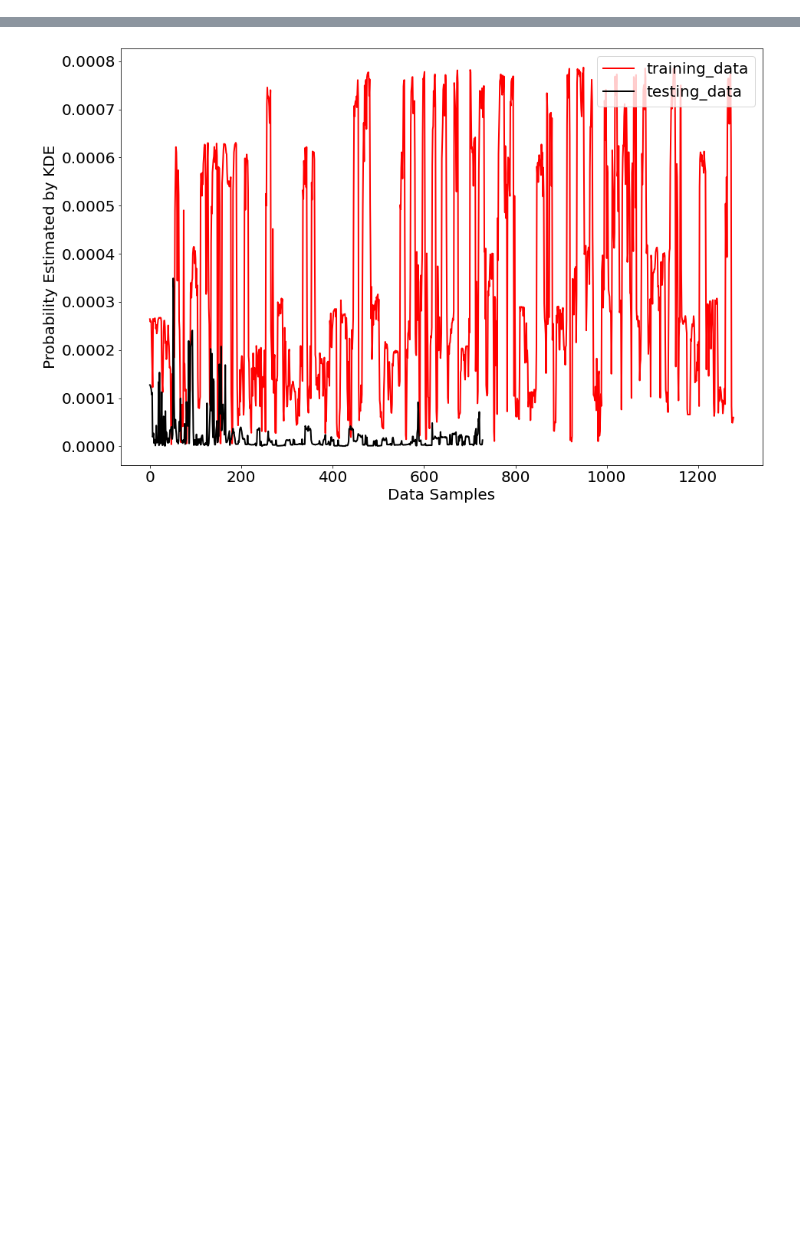
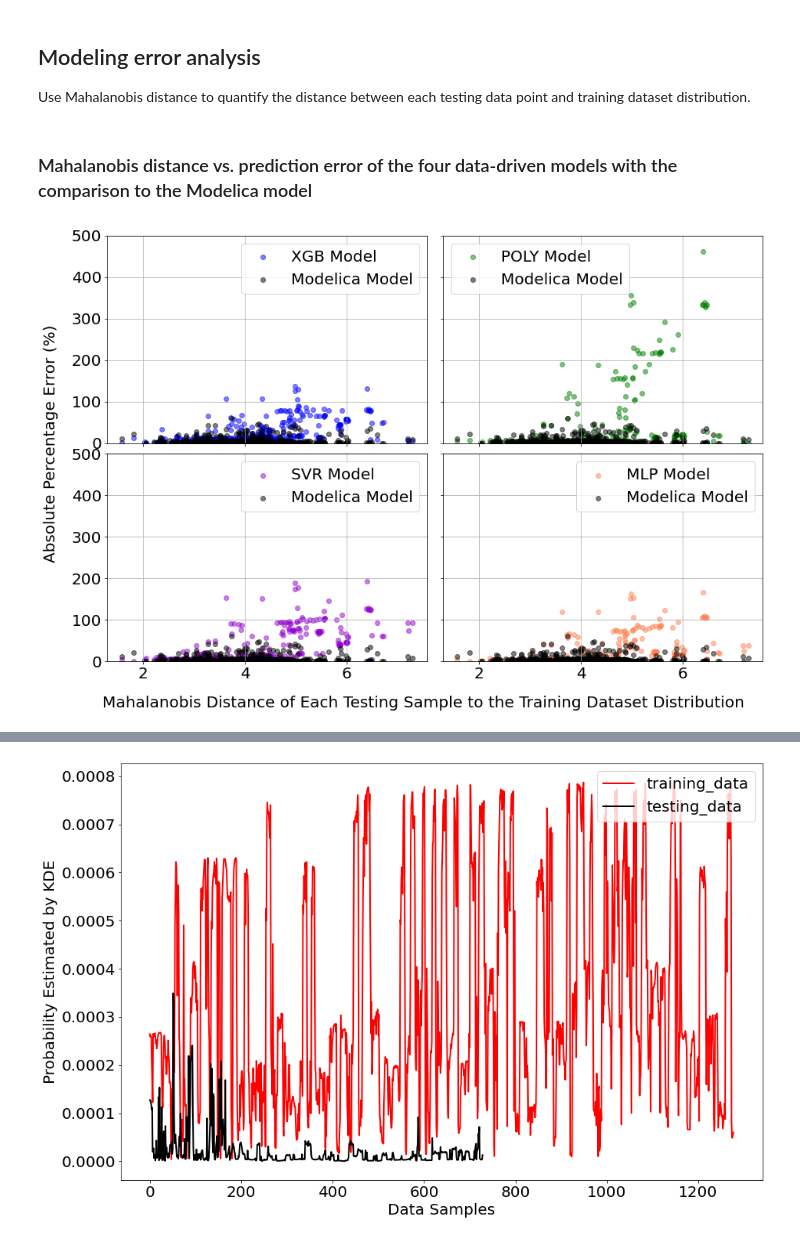
Before and after one commit to zhangzhizza/HydraulicCalibration, a Jupyter notebook: projects/nb_vw_2/datadriven/result_processing.ipynb, the cells around one changed output, grey strips where cells are left out. Drawn from its saved outputs; the diff is of its cells as text; code cells hidden in the pictures; blank space fills up the shorter version.

```diff
--- a/projects/nb_vw_2/datadriven/result_processing.ipynb
+++ b/projects/nb_vw_2/datadriven/result_processing.ipynb
@@ -211,0 +215,3 @@ NMBE: 3.2%
+# %% [markdown]
+## Modeling error analysis
+Use Mahalanobis distance to quantify the distance between each testing data point and training dataset distribution.
@@ -211,0 +248,58 @@ NMBE: 3.2%
+# %% [markdown]
+### Mahalanobis distance vs. prediction error of the four data-driven models with the comparison to the Modelica model
+# %%
+fig, axs = plt.subplots(2, 2, figsize = (15,10))
+axs[0][0].scatter(mahalanobis,
+            100*abs(xgb_test_df['Fcw_ypred'] - xgb_test_df['Fcw_yobse'])/xgb_test_df['Fcw_yobse'],
+            label = 'XGB Model', alpha = 0.5, color = 'b')
+axs[0][0].scatter(mahalanobis,
+            100*abs(mo_test_df['Fcw_ypred'] - mo_test_df['Fcw_yobse'])/mo_test_df['Fcw_yobse'],
+           label = 'Modelica Model', alpha = .5, color = 'k')
+axs[0][0].set_ylim(0, 500)
+axs[0][0].set_xticklabels([])
+axs[0][0].legend()
+axs[0][0].text(0.2, 0, 'Absolute Percentage Error (%)',
+               horizontalalignment='center', verticalalignment='center', fontsize = 20,
+               rotation = 'vertical')
+axs[0][0].grid()
+
+axs[0][1].scatter(mahalanobis,
+            100*abs(poly_test_df['Fcw_ypred'] - poly_test_df['Fcw_yobse'])/poly_test_df['Fcw_yobse'],
+           label = 'POLY Model', alpha = 0.5, color = 'g')
+axs[0][1].scatter(mahalanobis,
+            100*abs(mo_test_df['Fcw_ypred'] - mo_test_df['Fcw_yobse'])/mo_test_df['Fcw_yobse'],
+           label = 'Modelica Model', alpha = .5, color = 'k')
+axs[0][1].set_yticklabels([])
+axs[0][1].set_xticklabels([])
+axs[0][1].set_ylim(0, 500)
+axs[0][1].legend()
+axs[0][1].grid()
+
+
+axs[1][0].scatter(mahalanobis,
+            100*abs(svr_test_df['Fcw_ypred'] - svr_test_df['Fcw_yobse'])/svr_test_df['Fcw_yobse'],
+           label = 'SVR Model', alpha = 0.5, color = 'darkviolet')
+axs[1][0].scatter(mahalanobis,
+            100*abs(mo_test_df['Fcw_ypred'] - mo_test_df['Fcw_yobse'])/mo_test_df['Fcw_yobse'],
+           label = 'Modelica Model', alpha = .5, color = 'k')
+axs[1][0].set_ylim(0, 500)
+axs[1][0].legend()
+axs[1][0].grid()
+axs[1][0].text(7.5, -100, 'Mahalanobis Distance of Each Testing Sample to the Training Dataset Distribution',
+               horizontalalignment='center', verticalalignment='center', fontsize = 20)
+
+axs[1][1].scatter(mahalanobis,
+            100*abs(mlp_test_df['Fcw_ypred'] - mlp_test_df['Fcw_yobse'])/mlp_test_df['Fcw_yobse'],
+           label = 'MLP Model', alpha = 0.5, color = 'coral')
+axs[1][1].scatter(mahalanobis,
+            100*abs(mo_test_df['Fcw_ypred'] - mo_test_df['Fcw_yobse'])/mo_test_df['Fcw_yobse'],
+           label = 'Modelica Model', alpha = .5, color = 'k')
+axs[1][1].set_ylim(0, 500)
+axs[1][1].legend()
+axs[1][1].set_yticklabels([])
+#axs[1][1].set_xlabel('Mahalanobis Distance of Each Testing Sample\nto the Training Dataset Distribution')
+axs[1][1].grid()
+
+plt.subplots_adjust(wspace=0.05, hspace=0.05)
+# %% [output]
+[figure, added]
```
Also changed, not shown: parts of 25 cells of this notebook.
